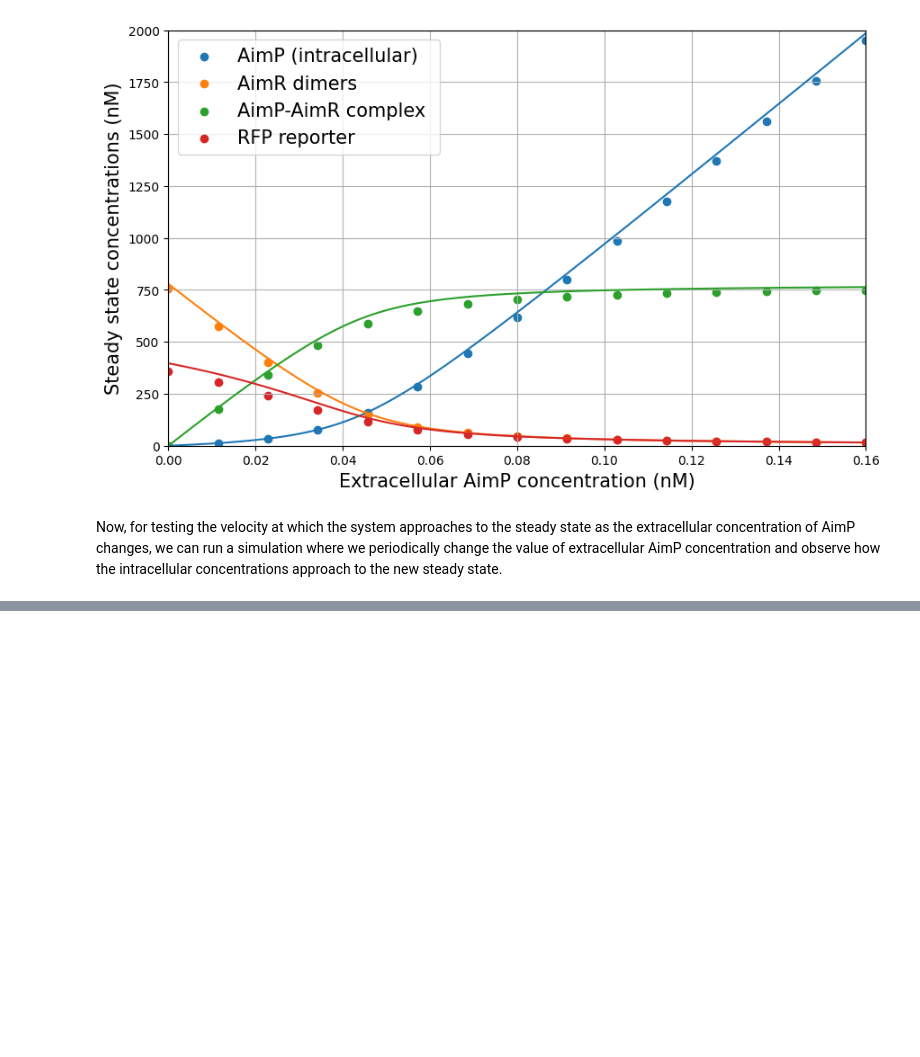
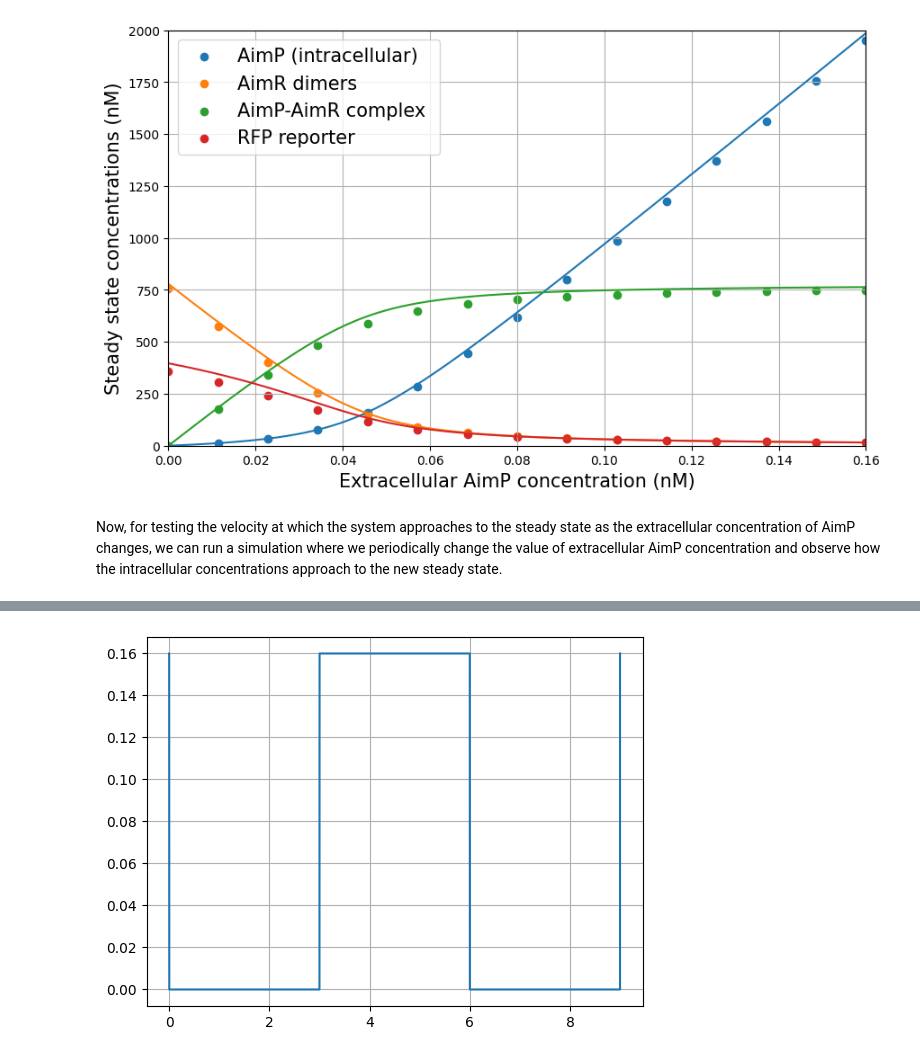
Before and after one commit to CritalMediumBlue/sharedWorkers, a Jupyter notebook: monolayer/steadystates.ipynb, the cells around one changed output, grey strips where cells are left out. Drawn from its saved outputs; the diff is of its cells as text; code cells hidden in the pictures; blank space fills up the shorter version.

```diff
--- a/monolayer/steadystates.ipynb
+++ b/monolayer/steadystates.ipynb
@@ -572,3 +621,38 @@ plt.show()
+# %%
+
+
+[t0, tf, dt] = [0, 9*60*60+1, 0.1]
+number_of_steps = int((tf - t0) / dt)
+time_points = np.linspace(t0, tf, number_of_steps)
+
+
+
+Pext = np.zeros(number_of_steps)
+for i in range(number_of_steps):
+    Pext[i] = PextFunction(time_points[i])
+
+plt.plot(time_points / 3600, Pext)
+plt.grid()
+
+
+# Now simulate the ODE with this time-varying Pext
+y_state = generalSteadyState(PextFunction(0))  # Initial conditions: [P, R, PR, F] at the first Pext value
+results = np.zeros((number_of_steps, len(y_state)))
+results[0] = y_state
+for j in range(1, number_of_steps):
+    k1 = ODE(y_state, PextFunction(time_points[j-1]))
+    k2 = ODE(y_state + 0.5 * dt * k1, PextFunction( time_points[j-1] + 0.5 * dt))
+    k3 = ODE(y_state + 0.5 * dt * k2, PextFunction( time_points[j-1] + 0.5 * dt))
+    k4 = ODE(y_state + dt * k3, PextFunction( time_points[j-1] + dt))
+    y_state = y_state + (dt / 6) * (k1 + 2*k2 + 2*k3 + k4) # Update y_state
+    y_state[0] = generalSteadyState(PextFunction(time_points[j]))[0] # Force P to be at steady state for the current Pext
+    results[j] = y_state # Store the new state
+
+
+
+Analyticalsteady_states = np.array([generalSteadyState(p) for p in Pext])
+# %% [output]
+[figure, added]
 # %%
 fig, (ax1, ax2_bottom) = plt.subplots(2, 1, figsize=(10, 10), sharex=True)
 
```
Also changed, not shown: parts of 8 cells of this notebook, 4 other files.
